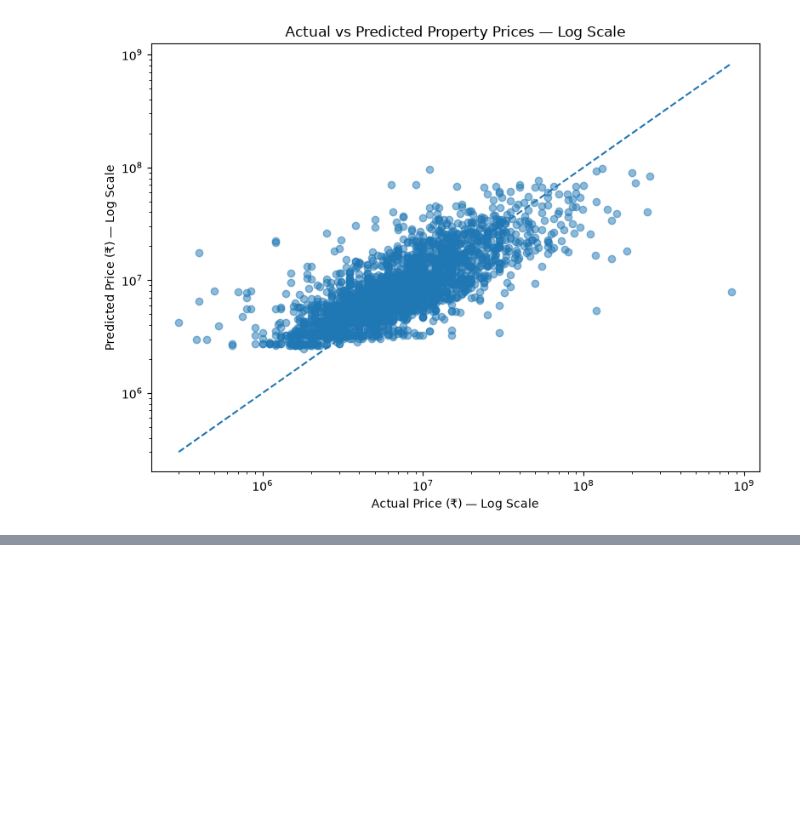
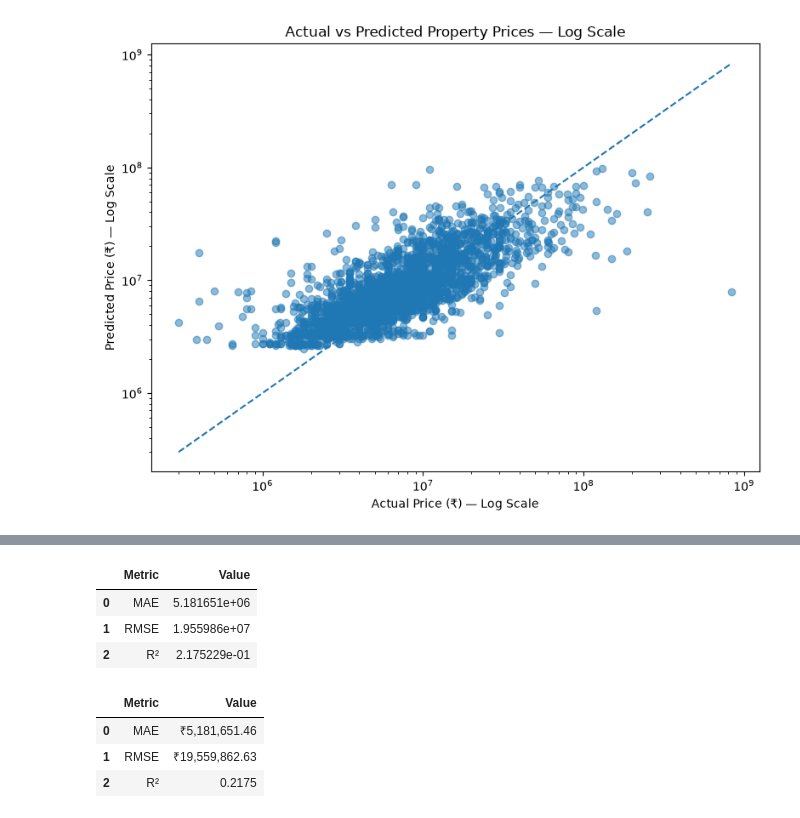
Before and after one commit to yashverma1706/Smart-India-Real-Estate-Analytics, a Jupyter notebook: notebooks/old_notebooks/06_model_evaluation.ipynb, the cells around one changed output, grey strips where cells are left out. Drawn from its saved outputs; the diff is of its cells as text; code cells hidden in the pictures; blank space fills up the shorter version.

```diff
--- a/notebooks/06_model_evaluation.ipynb
+++ b/notebooks/old_notebooks/06_model_evaluation.ipynb
@@ -228,0 +374,32 @@ plt.show()
+# %%
+final_metrics_table = pd.DataFrame({
+    "Metric": ["MAE", "RMSE", "R²"],
+    "Value": [
+        final_mae,
+        final_rmse,
+        final_r2
+    ]
+})
+
+final_metrics_table
+# %% [output]
+|  | Metric | Value |
+| 0 | MAE | 5.181651e+06 |
+| 1 | RMSE | 1.955986e+07 |
+| 2 | R² | 2.175229e-01 |
+# %%
+final_metrics_display = pd.DataFrame({
+    "Metric": ["MAE", "RMSE", "R²"],
+    "Value": [
+        f"₹{final_mae:,.2f}",
+        f"₹{final_rmse:,.2f}",
+        f"{final_r2:.4f}"
+    ]
+})
+
+final_metrics_display
+# %% [output]
+|  | Metric | Value |
+| 0 | MAE | ₹5,181,651.46 |
+| 1 | RMSE | ₹19,559,862.63 |
+| 2 | R² | 0.2175 |
```
Also changed, not shown: parts of 9 cells of this notebook, 13 other files.
